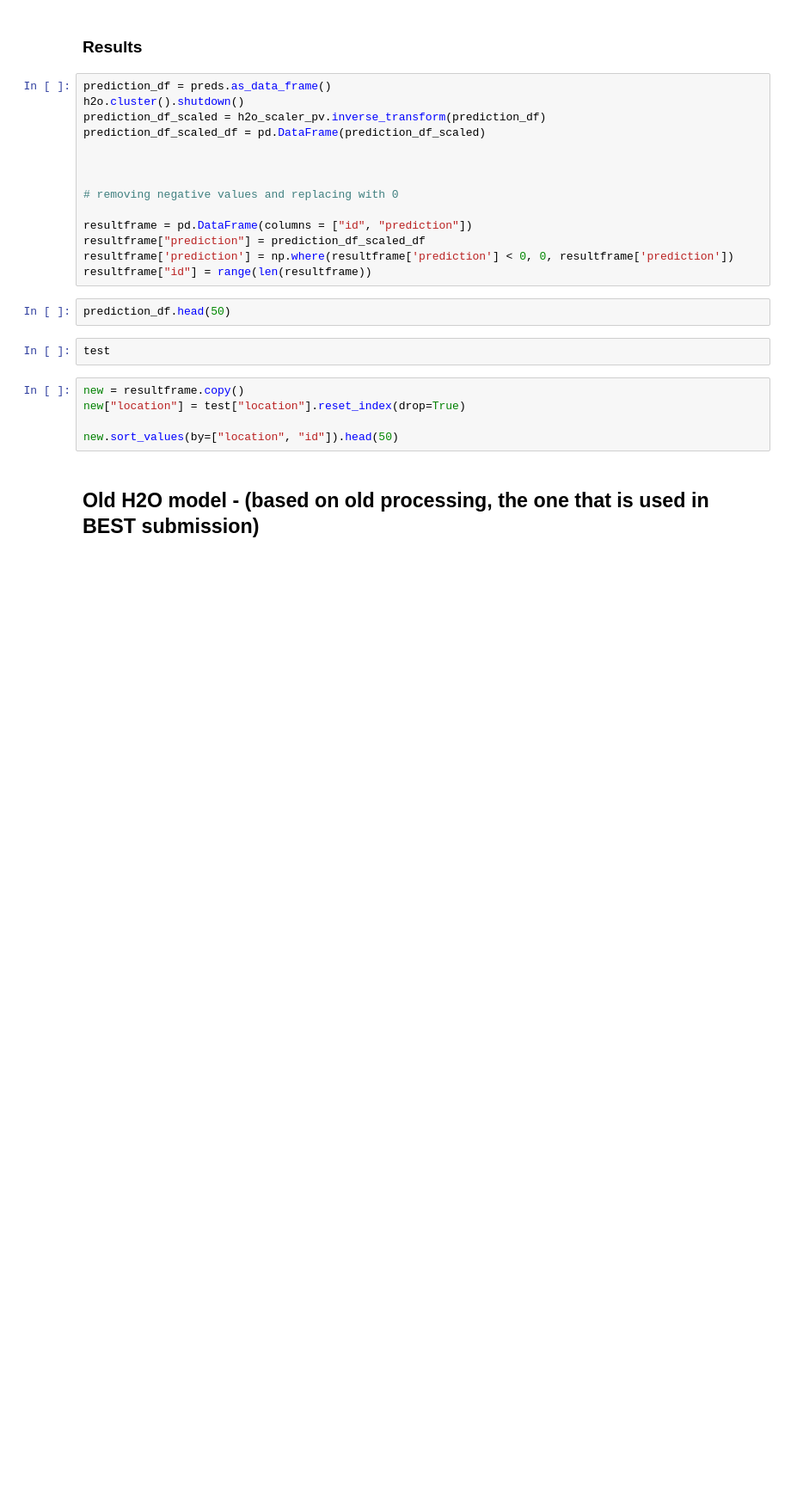
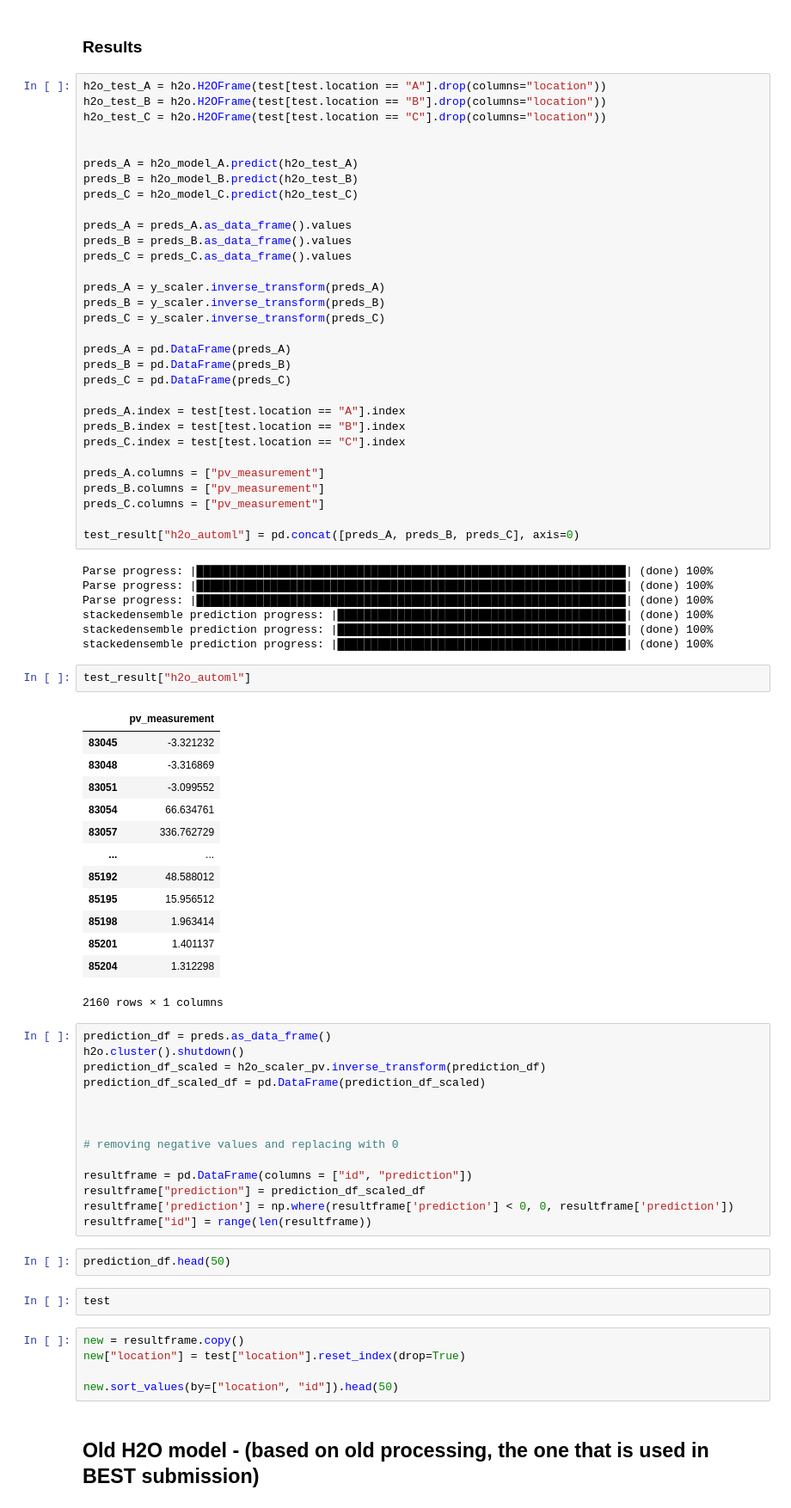
Before and after one commit to mathiasraa/tdt4173-forecasting, a Jupyter notebook: notebooks/modeling.ipynb, the cells around one changed output. Shown at 86% size. Cells and saved outputs as stored; diff of their text form; blank space fills up the shorter version.

```diff
--- a/notebooks/modeling.ipynb
+++ b/notebooks/modeling.ipynb
@@ -1264,5 +1168,59 @@ lb.head(rows=lb.nrows)
 # %% [markdown]
 ### Results
+# %%
+h2o_test_A = h2o.H2OFrame(test[test.location == "A"].drop(columns="location"))
+h2o_test_B = h2o.H2OFrame(test[test.location == "B"].drop(columns="location"))
+h2o_test_C = h2o.H2OFrame(test[test.location == "C"].drop(columns="location"))
+
+
+preds_A = h2o_model_A.predict(h2o_test_A)
+preds_B = h2o_model_B.predict(h2o_test_B)
+preds_C = h2o_model_C.predict(h2o_test_C)
+
+preds_A = preds_A.as_data_frame().values
+preds_B = preds_B.as_data_frame().values
+preds_C = preds_C.as_data_frame().values
+
+preds_A = y_scaler.inverse_transform(preds_A)
+preds_B = y_scaler.inverse_transform(preds_B)
+preds_C = y_scaler.inverse_transform(preds_C)
+
+preds_A = pd.DataFrame(preds_A)
+preds_B = pd.DataFrame(preds_B)
+preds_C = pd.DataFrame(preds_C)
+
+preds_A.index = test[test.location == "A"].index
+preds_B.index = test[test.location == "B"].index
+preds_C.index = test[test.location == "C"].index
+
+preds_A.columns = ["pv_measurement"]
+preds_B.columns = ["pv_measurement"]
+preds_C.columns = ["pv_measurement"]
+
+test_result["h2o_automl"] = pd.concat([preds_A, preds_B, preds_C], axis=0)
+# %% [output]
+Parse progress: |████████████████████████████████████████████████████████████████| (done) 100%
+Parse progress: |████████████████████████████████████████████████████████████████| (done) 100%
+Parse progress: |████████████████████████████████████████████████████████████████| (done) 100%
+stackedensemble prediction progress: |███████████████████████████████████████████| (done) 100%
+stackedensemble prediction progress: |███████████████████████████████████████████| (done) 100%
+stackedensemble prediction progress: |███████████████████████████████████████████| (done) 100%
+# %%
+test_result["h2o_automl"]
+# %% [output]
+|  | pv_measurement |
+| 83045 | -3.321232 |
+| 83048 | -3.316869 |
+| 83051 | -3.099552 |
+| 83054 | 66.634761 |
+| 83057 | 336.762729 |
+| ... | ... |
+| 85192 | 48.588012 |
+| 85195 | 15.956512 |
+| 85198 | 1.963414 |
+| 85201 | 1.401137 |
+| 85204 | 1.312298 |
+2160 rows × 1 columns
 # %%
 prediction_df = preds.as_data_frame()
 h2o.cluster().shutdown()
```
Also changed, not shown: parts of 78 cells of this notebook, 2 other files.
